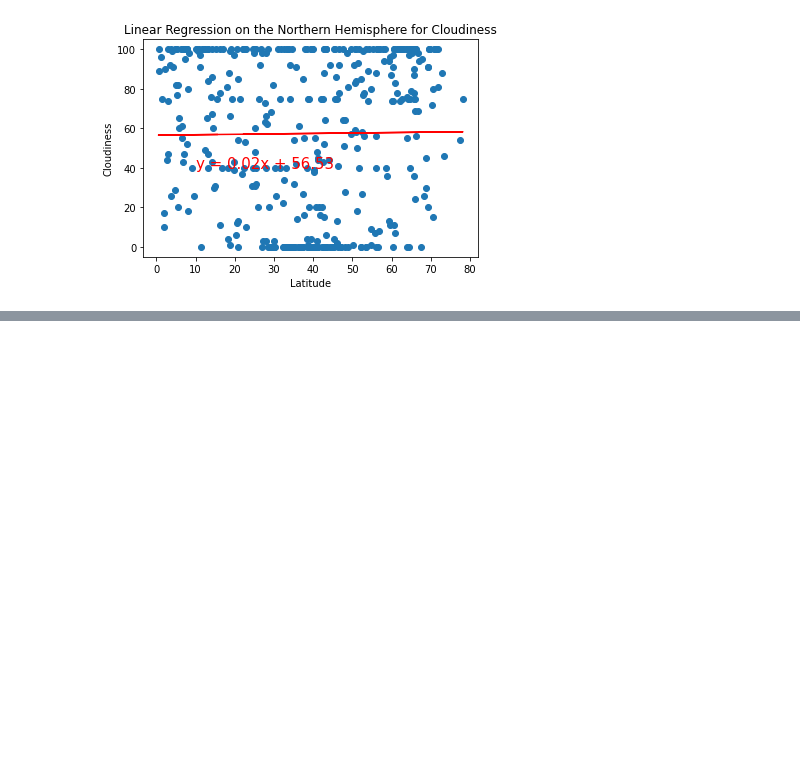
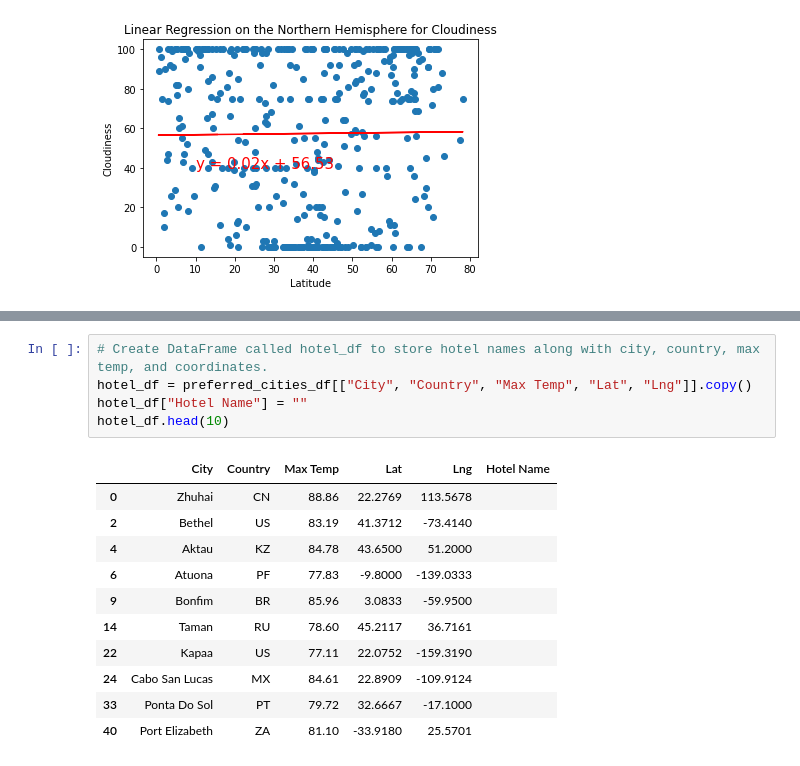
Before and after one commit to thegreatkeej/World_Weather_Analysis, a Jupyter notebook: WeatherPy.ipynb, the cells around one changed output, grey strips where cells are left out. Drawn from its saved outputs; the diff is of its cells as text; blank space fills up the shorter version.

```diff
--- a/WeatherPy.ipynb
+++ b/WeatherPy.ipynb
@@ -300,0 +424,17 @@ plot_linear_regression(x_values, y_values,
+# %%
+# Create DataFrame called hotel_df to store hotel names along with city, country, max temp, and coordinates.
+hotel_df = preferred_cities_df[["City", "Country", "Max Temp", "Lat", "Lng"]].copy()
+hotel_df["Hotel Name"] = ""
+hotel_df.head(10)
+# %% [output]
+|  | City | Country | Max Temp | Lat | Lng | Hotel Name |
+| 0 | Zhuhai | CN | 88.86 | 22.2769 | 113.5678 |  |
+| 2 | Bethel | US | 83.19 | 41.3712 | -73.4140 |  |
+| 4 | Aktau | KZ | 84.78 | 43.6500 | 51.2000 |  |
+| 6 | Atuona | PF | 77.83 | -9.8000 | -139.0333 |  |
+| 9 | Bonfim | BR | 85.96 | 3.0833 | -59.9500 |  |
+| 14 | Taman | RU | 78.60 | 45.2117 | 36.7161 |  |
+| 22 | Kapaa | US | 77.11 | 22.0752 | -159.3190 |  |
+| 24 | Cabo San Lucas | MX | 84.61 | 22.8909 | -109.9124 |  |
+| 33 | Ponta Do Sol | PT | 79.72 | 32.6667 | -17.1000 |  |
+| 40 | Port Elizabeth | ZA | 81.10 | -33.9180 | 25.5701 |  |
```
Also changed, not shown: parts of 29 cells of this notebook, 1 other file.
